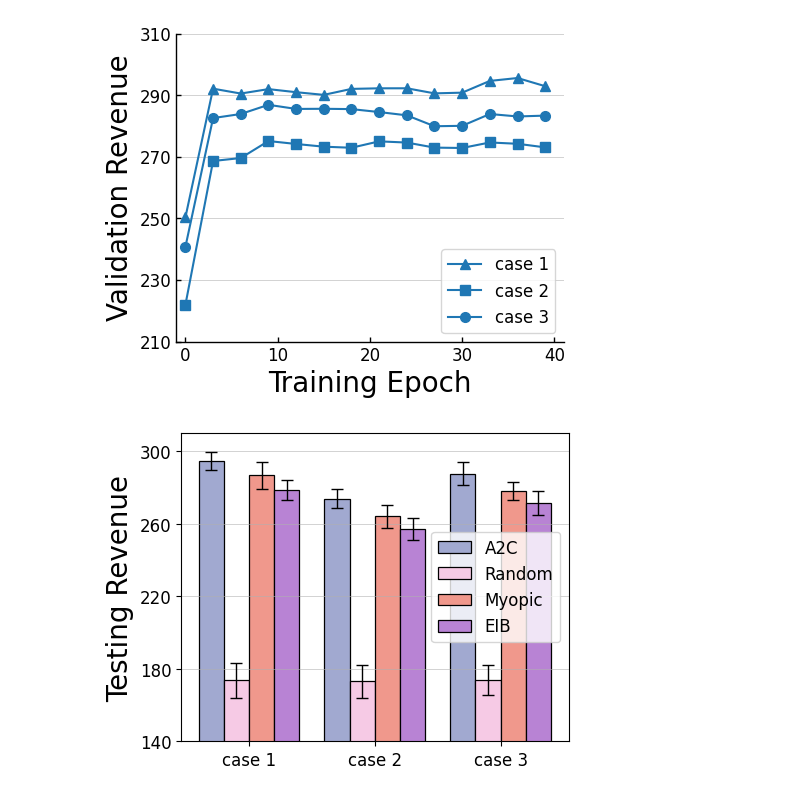
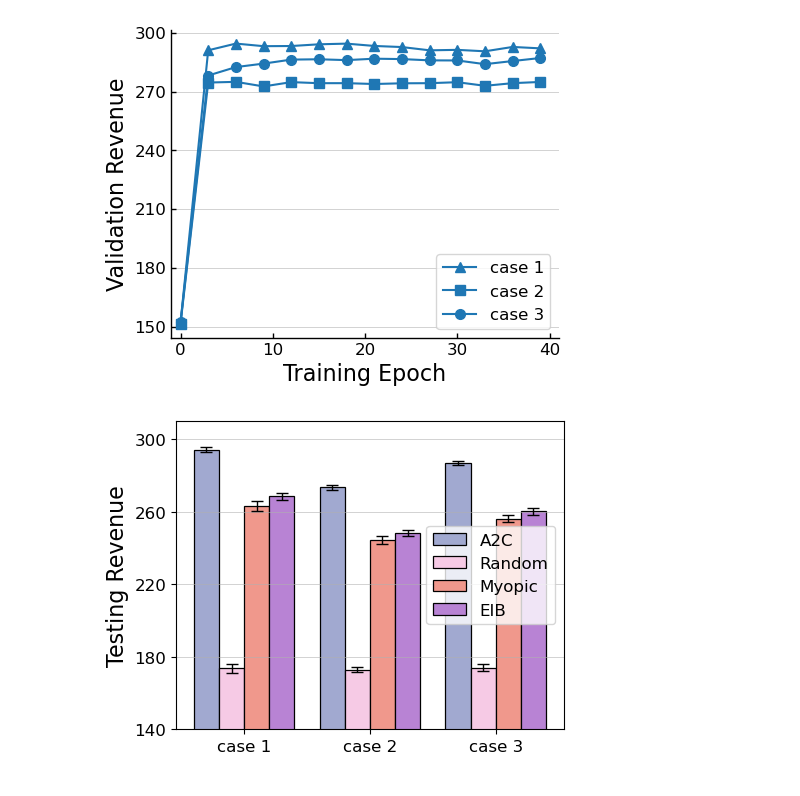
Before and after one commit to DRL-OM/DRL-assortment, a Jupyter notebook: rlGT_reuse/plot.ipynb, the cells around one changed output. Cells and saved outputs as stored; diff of their text form; code cells hidden in the pictures.

```diff
--- a/rlGT_reuse/plot.ipynb
+++ b/rlGT_reuse/plot.ipynb
@@ -62,46 +62,46 @@ def smooth(r_list,plot_list_len,smooth_len):
         plot_list.append(np.mean(r_list[i*smooth_len:(i+1)*smooth_len]))
     return plot_list
 # %%
-names=['A2C2023-02-19-21-23-17','A2C2023-02-20-14-16-09','A2C2023-02-20-14-16-55']
+names=['A2C2023-04-30-10-27-43','A2C2023-04-30-10-27-18','A2C2023-04-30-10-28-07']
 markers = ['^','s','o']
 lines = ['--','-','-.']
 labels = ['case 1','case 2','case 3']
 fig, ax1 = plt.subplots(nrows=1, ncols=1, figsize=(5, 4))
 for i in range(3):
     with open(r'log/' + names[i], 'r') as f:
         data = f.readlines()
         result_list = []
         for line in data:
             if 'initial mean reward' in line:
                 seg = re.split(' |\n', line)[-2]
                 result_list.append(float(seg))
             if 'validate reward:' in line:
                 seg = re.split(' |\n', line)[-2]
                 result_list.append(float(seg))
     steps = np.arange(len(result_list))
     x_major_locator=MultipleLocator(4)
     ax1.xaxis.set_major_locator(x_major_locator)
     ax1.plot(steps[::3],result_list[::3],marker=markers[i],markersize=7,color='#1f77b4',label = labels[i])#linestyle=lines[i] ,
-ax1.set_xlabel("Training Epoch",size=20)
-ax1.set_ylabel('Validation Revenue',size=20)
+ax1.set_xlabel("Training Epoch",size=16)
+ax1.set_ylabel('Validation Revenue',size=16)
 ax1.spines['top'].set_visible(False)
 ax1.spines['right'].set_visible(False)
 ax1.spines['bottom'].set_linewidth(1);###设置底部坐标轴的粗细
 ax1.spines['left'].set_linewidth(1);####设置左边坐标轴的粗细
 ax1.tick_params(direction='in', width=1)
 ax1.set_xlim(-1,41)
 ax1.set_xticks(steps[::10],size=12)
-ax1.set_yticks(range(210,320,20),size=12)
+ax1.set_yticks(range(150,320,30),size=12)
 plt.tick_params(axis='x',labelsize=12)
 plt.tick_params(axis='y',labelsize=12)
 plt.grid(b=True, which='major',axis='y',linewidth=0.4 )
 plt.legend(prop = {'size':12})
 plt.savefig(r'plot/'+'reuse_'+'steps_'+'.pdf', dpi=600, format='pdf',bbox_inches = 'tight')
 plt.show()
 # %% [output]
-[figure, old version]
+[figure, new version]
 # %%
-names=['A2C2023-02-20-14-15-37','A2C2023-02-20-14-16-09','A2C2023-02-20-14-16-55']
+names=['A2C2023-04-30-10-27-43','A2C2023-04-30-10-27-18','A2C2023-04-30-10-28-07']
 labels = ['case 1','case 2','case 3']
 datas = []
 for i in range(4):
@@ -126,10 +126,10 @@ for i in range(3):
         datas[1].append(np.mean(OA_list))
         datas[2].append(np.mean(Myopic_list))
         datas[3].append(np.mean(EIB_list))
-        error[0].append(np.max(seller_list)-np.min(seller_list))
-        error[1].append(np.max(OA_list)-np.min(OA_list))
-        error[2].append(np.max(Myopic_list)-np.min(Myopic_list))
-        error[3].append(np.max(EIB_list)-np.min(EIB_list))
+        error[0].append(np.array(seller_list).std())
+        error[1].append(np.array(OA_list).std())
+        error[2].append(np.array(Myopic_list).std())
+        error[3].append(np.array(EIB_list).std())
 fig, ax = plt.subplots(nrows=1, ncols=1, figsize=(5, 4))
 colors=['#A1A9D0','#F6CAE5','#F0988C','#B883D4']
 error_params=dict(elinewidth=1,ecolor='black',capsize=4)#设置误差标记参数
@@ -143,7 +143,7 @@ ax.bar(x + 0.5*width, datas[2], width, label='Myopic',color = colors[2],edgecolo
 ax.bar(x + 1.5*width, datas[3], width, label='EIB',color = colors[3],edgecolor='black',linewidth=0.9,yerr=error[3],error_kw=error_params)
 ax.set_ylim(140,310)
 ax.set_yticks(range(140,310,40),size=12)
-plt.ylabel('Testing Revenue',size=20)
+plt.ylabel('Testing Revenue',size=16)
 plt.tick_params(axis='x',labelsize=12)
 plt.tick_params(axis='y',labelsize=12)
 plt.grid(b=True, which='major',axis='y',linewidth=0.4 )
@@ -153,4 +153,4 @@ plt.legend(loc='center right',prop = {'size':12})
 plt.savefig(r'plot/'+'reuse_'+'test'+'.pdf', dpi=600, format='pdf',bbox_inches = 'tight')
 plt.show()
 # %% [output]
-[figure, old version]
+[figure, new version]
```
Also changed, not shown: parts of 5 cells of this notebook, 3 other files.
